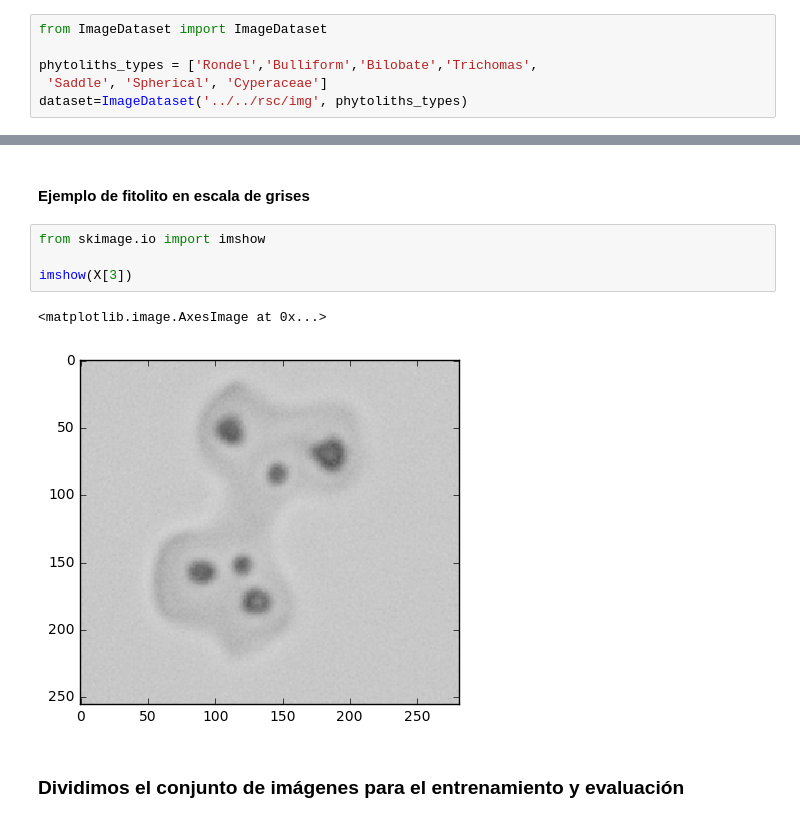
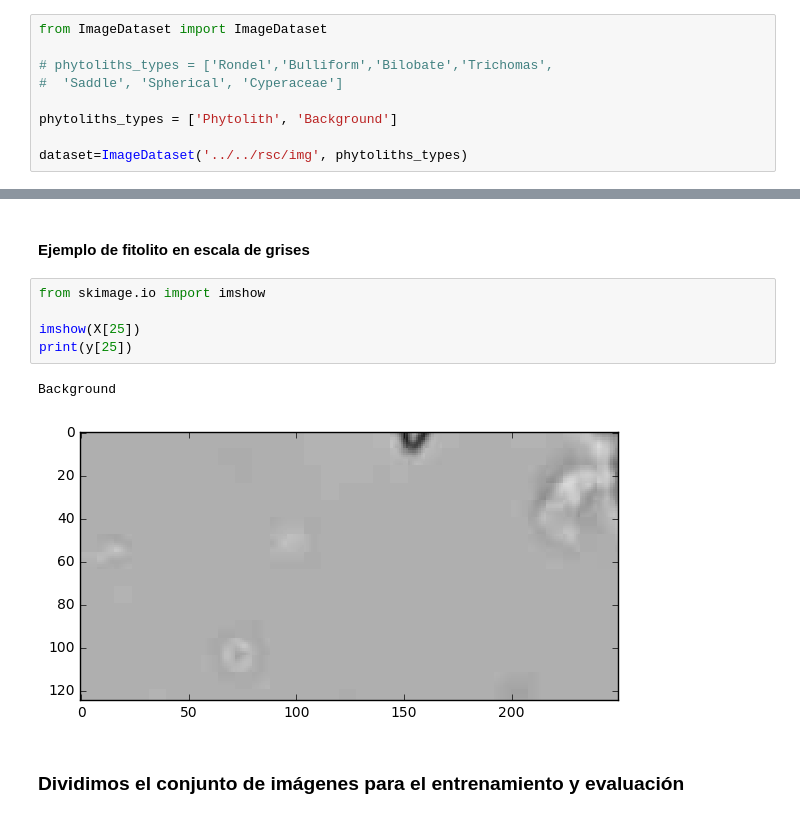
Before and after one commit to jasag/Phytoliths-recognition-system, a Jupyter notebook: code/notebooks/Phytoliths_Classifier/Phytoliths_Classifier.ipynb, the cells around one changed output, grey strips where cells are left out. Drawn from its saved outputs; the diff is of its cells as text.

```diff
--- a/code/notebooks/Phytoliths_Classifier/Phytoliths_Classifier.ipynb
+++ b/code/notebooks/Phytoliths_Classifier/Phytoliths_Classifier.ipynb
@@ -20,8 +24,11 @@ import warnings
 # %%
 from ImageDataset import ImageDataset
 
-phytoliths_types = ['Rondel','Bulliform','Bilobate','Trichomas',
- 'Saddle', 'Spherical', 'Cyperaceae']
+# phytoliths_types = ['Rondel','Bulliform','Bilobate','Trichomas',
+#  'Saddle', 'Spherical', 'Cyperaceae']
+
+phytoliths_types = ['Phytolith', 'Background']
+
 dataset=ImageDataset('../../rsc/img', phytoliths_types)
 # %%
 X,y = dataset.getData()
@@ -31,10 +38,11 @@ X = list(map(rgb2gray,X))
 # %%
 from skimage.io import imshow
 
-imshow(X[3])
+imshow(X[25])
+print(y[25])
 # %% [output]
-<matplotlib.image.AxesImage at 0x...>
+Background
-[figure, old version]
+[figure, new version]
 # %% [markdown]
 ### Dividimos el conjunto de imágenes para el entrenamiento y evaluación
 # %%
```
Also changed, not shown: parts of 8 cells of this notebook, 2 other files.
